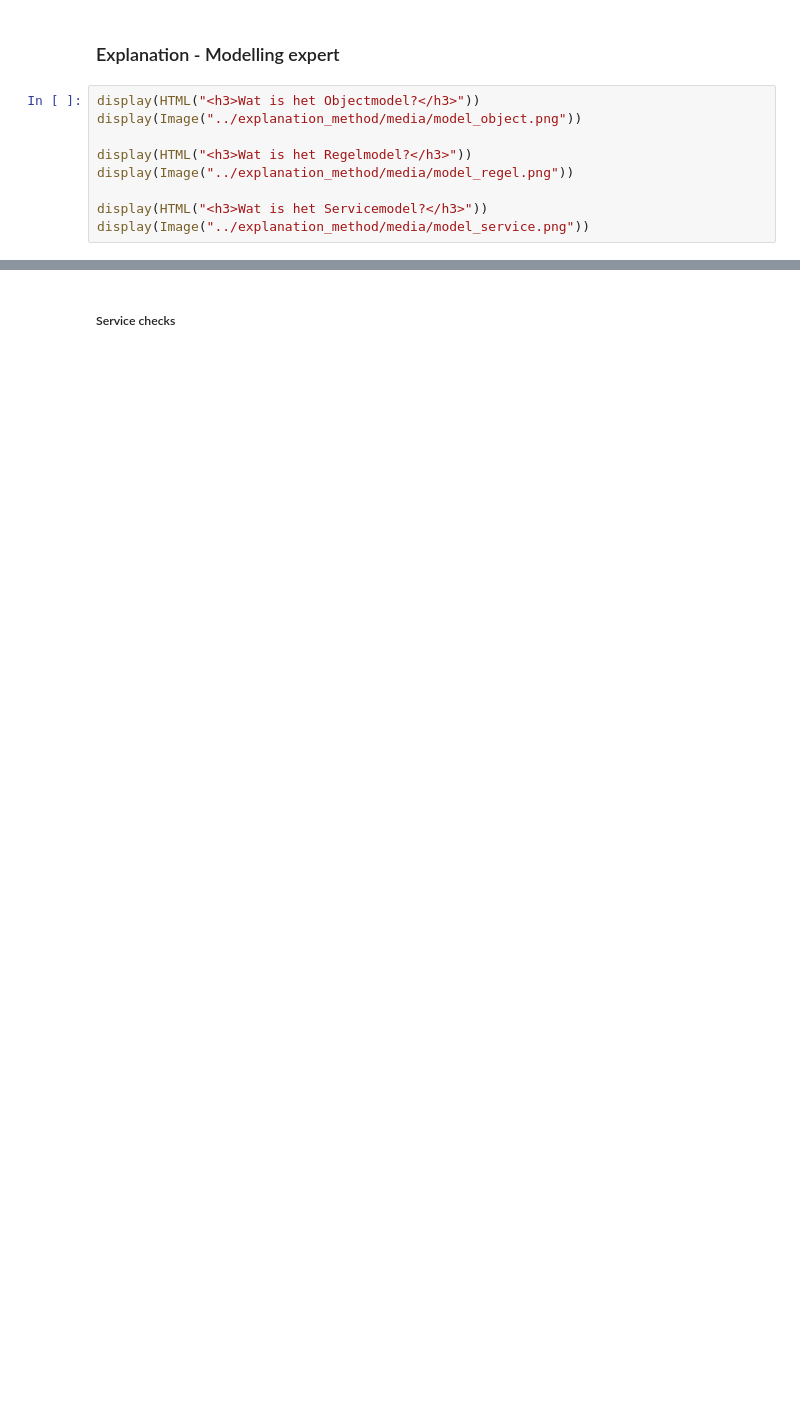
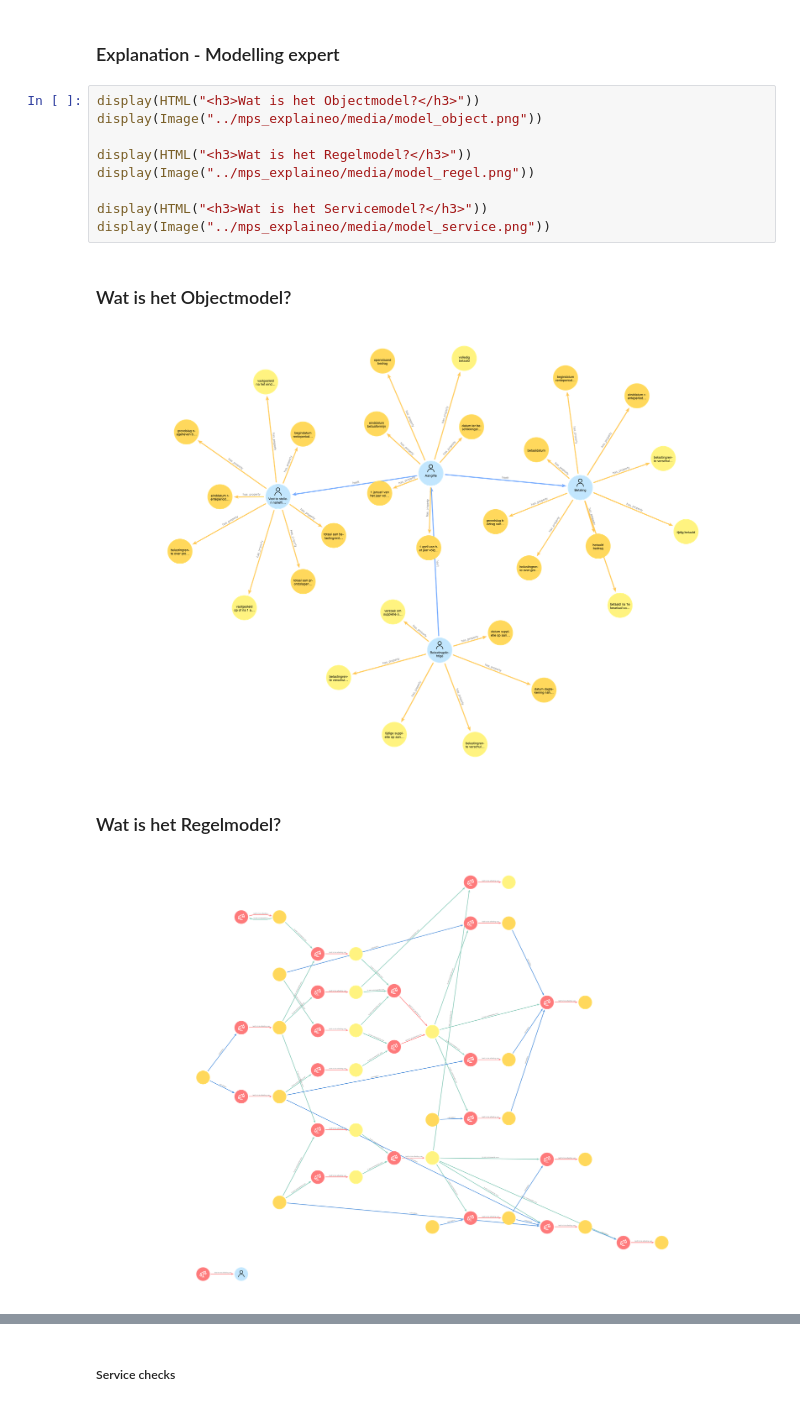
Before and after one commit to sjzuurmond/mps_explaineo, a Jupyter notebook: notebooks/mps_to_graphmodel.ipynb, the cells around one changed output, grey strips where cells are left out. Cells and saved outputs as stored; diff of their text form; blank space fills up the shorter version.

Commit message:
add media

```diff
--- a/notebooks/mps_to_graphmodel.ipynb
+++ b/notebooks/mps_to_graphmodel.ipynb
@@ -25,10 +29,15 @@ HTML(f"""
 ### Explanation - Modelling expert
 # %%
 display(HTML("<h3>Wat is het Objectmodel?</h3>"))
-display(Image("../explanation_method/media/model_object.png"))
+display(Image("../mps_explaineo/media/model_object.png"))
 
 display(HTML("<h3>Wat is het Regelmodel?</h3>"))
-display(Image("../explanation_method/media/model_regel.png"))
+display(Image("../mps_explaineo/media/model_regel.png"))
 
 display(HTML("<h3>Wat is het Servicemodel?</h3>"))
-display(Image("../explanation_method/media/model_service.png"))
+display(Image("../mps_explaineo/media/model_service.png"))
+# %% [output]
+Wat is het Objectmodel?
+[figure, added]
+Wat is het Regelmodel?
+[figure, added]
```
Also changed, not shown: parts of 16 cells of this notebook, 26 other files.
